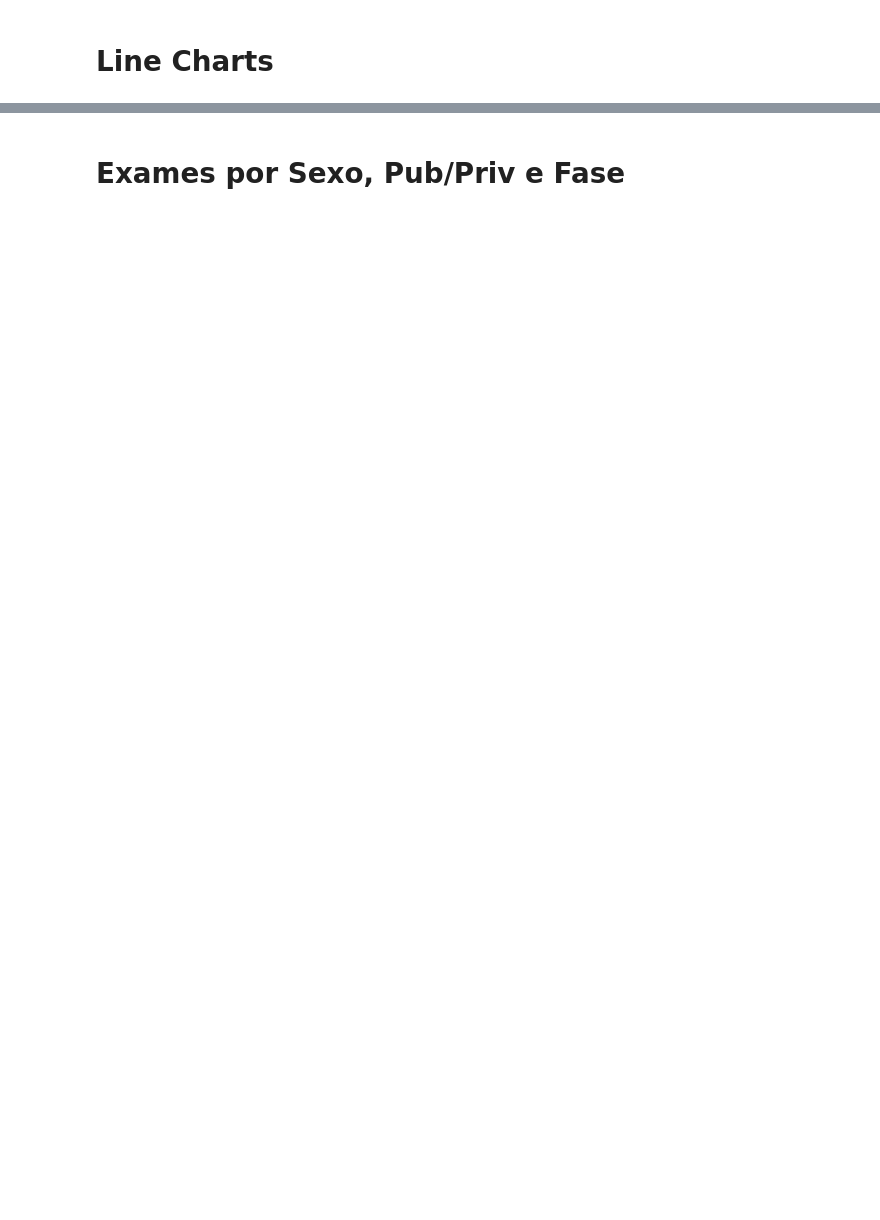
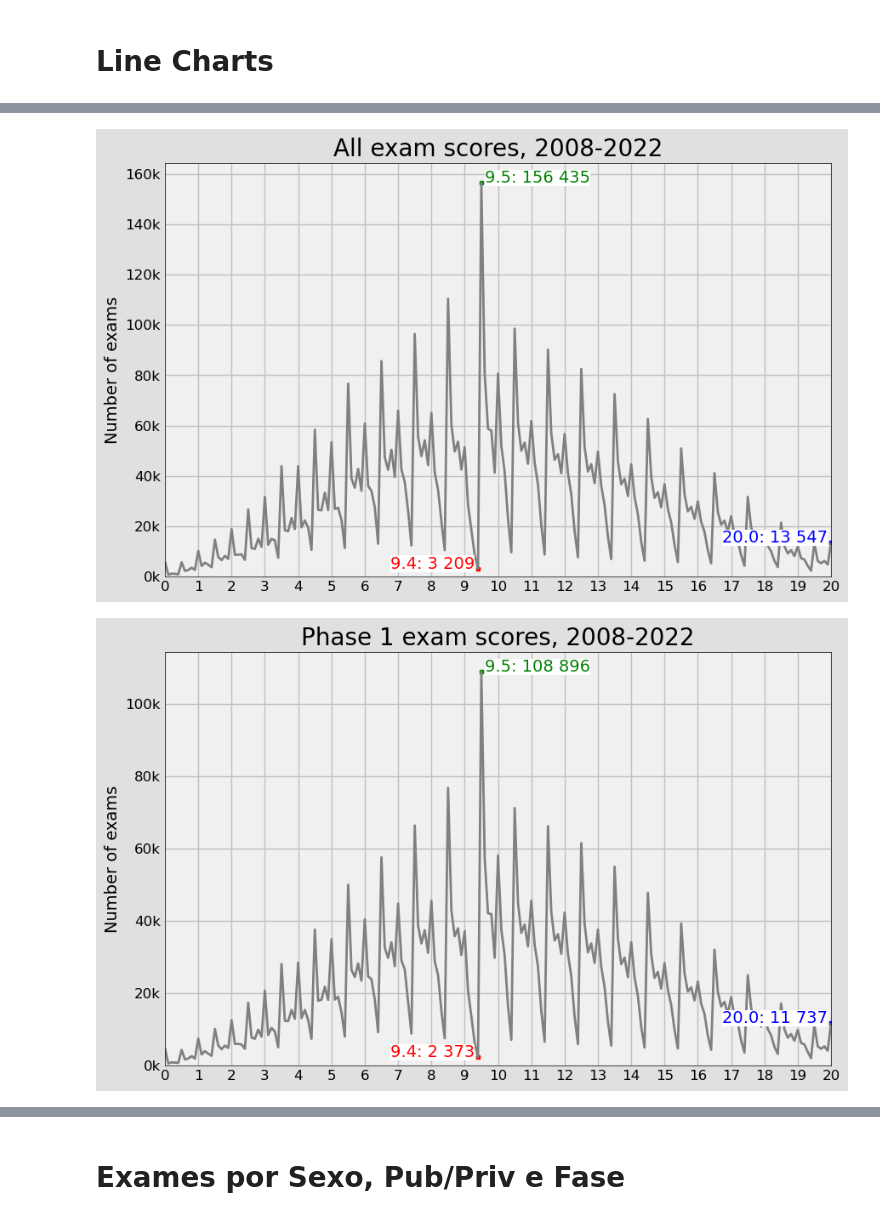
Before and after one commit to samueldatasci/ENES, a Jupyter notebook: code/analysis.ipynb, the cells around one changed output, grey strips where cells are left out. Saved outputs shown, nothing was run; the diff lists cells and outputs as text; code cells hidden in the pictures; blank space fills up the shorter version.

```diff
--- a/code/analysis.ipynb
+++ b/code/analysis.ipynb
@@ -204,0 +115,26 @@ chart(kind="line", df=dfResultAnalise2020, xvar="Class_Exam", dots=((9.4, 'right
+# %%
+title = "All exam scores, 2008-2022"
+chart(kind="line", df=dfAll, \
+	xvar="Class_Exam", yvar=None, zvar=None, zlabel=None, legend=None, \
+	dots=((9.4, 'right', 'red', 'x', 10), (9.5, 'left', 'green', 'x', 10), (20, 'right', 'blue', 'x', 10)) , \
+	yAxisScale=1/1000, yAxisScaleSymbol='k', title=title, xticks=np.arange(0, 20.1, 1), xlimit=(0,20))
+
+
+
+dfsubset = dfAll[dfAll['Fase'] == '1']
+title = "Phase 1 exam scores, 2008-2022"
+chart("line", dfAllFase1, \
+	   xvar="Class_Exam", yvar=None, zvar=None, zlabel=None, legend=None, \
+	  dots=((9.4, 'right', 'red', 'x', 10), (9.5, 'left', 'green', 'x', 10), (20, 'right', 'blue', 'x', 10)), \
+	  yAxisScale=1/1000, yAxisScaleSymbol='k', title=title, xticks=np.arange(0, 20.1, 1), xlimit=(0,20))
+
+
+dfsubset = dfAll[(dfAll['Fase'] == '2')]
+title = "Phase 2 exam scores, 2008-2022"
+chart("line", dfsubset, \
+	   xvar="Class_Exam", yvar=None, zvar=None, zlabel=None, legend=None, \
+	  dots=((9.4, 'right', 'red', 'x', 10), (9.5, 'left', 'green', 'x', 10), (20, 'right', 'blue', 'x', 10)), \
+	  yAxisScale=1/1000, yAxisScaleSymbol='k', title=title, xticks=np.arange(0, 20.1, 1), xlimit=(0,20))
+# %% [output]
+[figure, added]
+[figure, added]
```
Also changed, not shown: parts of 23 cells of this notebook, 3 other files.
